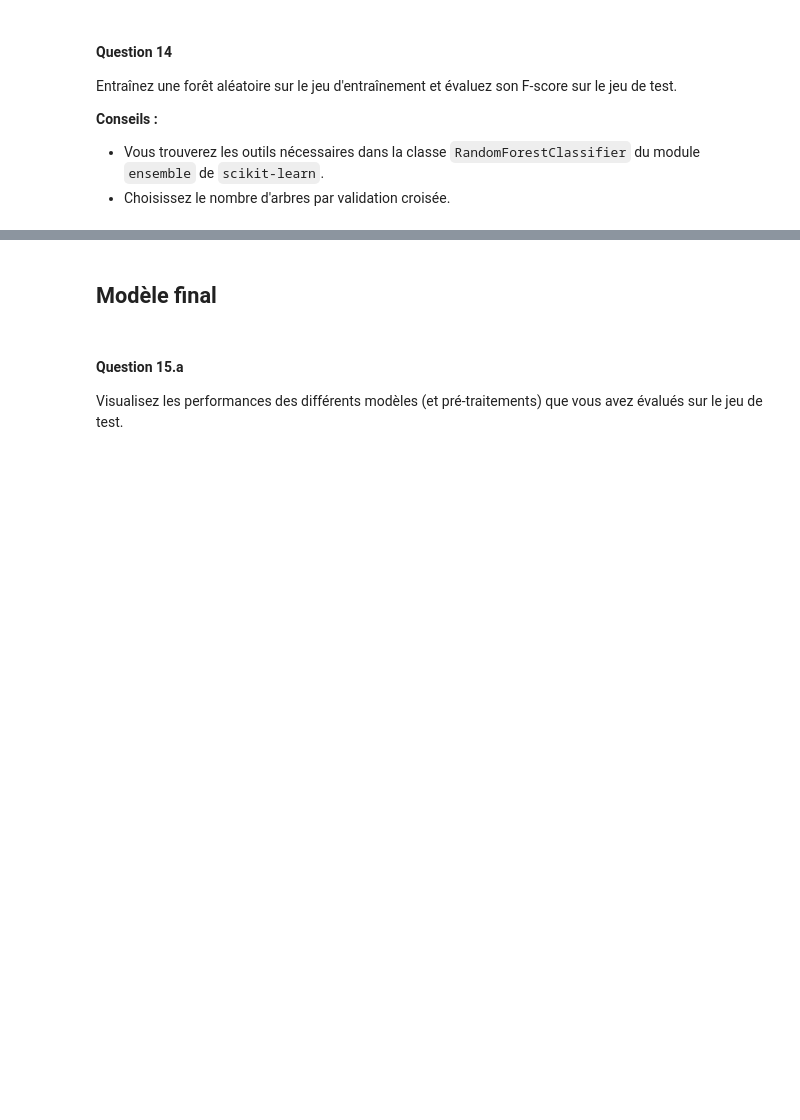
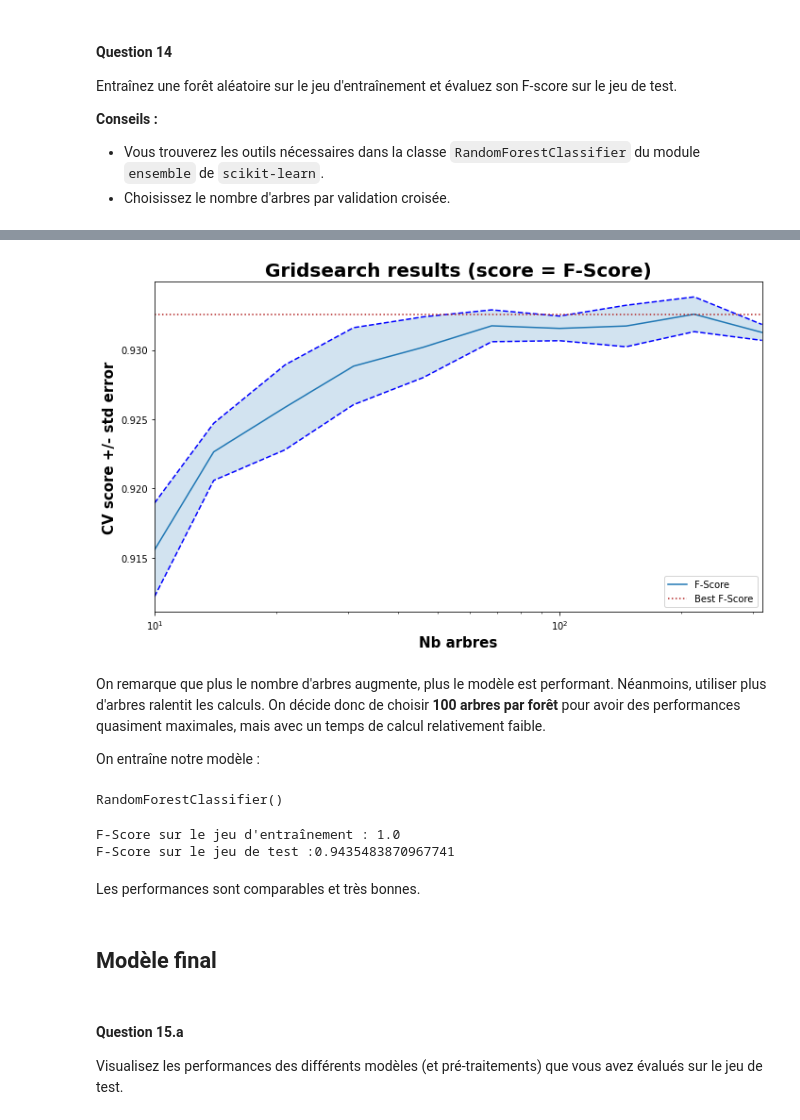
Before and after one commit to cesar-alm/projet-sdd, a Jupyter notebook: Projet.ipynb, the cells around one changed output, grey strips where cells are left out. Cells and saved outputs as stored; diff of their text form; code cells hidden in the pictures; blank space fills up the shorter version.

```diff
--- a/Projet.ipynb
+++ b/Projet.ipynb
@@ -481,3 +578,53 @@ __Conseils :__
+# %%
+# initialize plot frame
+plt.figure(figsize=(10, 6))
+
+# plot scores with a log scale in x-axis
+plt.semilogx(nb_arbres, scores, label="F-Score")
+plt.semilogx(nb_arbres, scores + std_error, 'b--')
+plt.semilogx(nb_arbres, scores - std_error, 'b--')
+
+# control the translucency of the fill color with alpha=0.2
+plt.fill_between(nb_arbres, scores + std_error, scores - std_error, alpha=0.2)
+
+# plot best score
+plt.axhline(np.max(scores), linestyle=':', color="firebrick", label="Best F-Score")
+
+# format plot
+plt.xlabel("Nb arbres", fontweight="bold", fontsize=15)
+plt.ylabel("CV score +/- std error", fontweight="bold", fontsize=15)
+plt.xlim([nb_arbres[0], nb_arbres[-1]])
+plt.title("Gridsearch results (score = F-Score)", fontweight="bold", fontsize=20)
+plt.legend(loc="best")
+plt.tight_layout()
+plt.show()
+# %% [output]
+[figure, added]
+# %% [markdown]
+On remarque que plus le nombre d'arbres augmente, plus le modèle est performant. Néanmoins, utiliser plus d'arbres ralentit les calculs. On décide donc de choisir **100 arbres par forêt** pour avoir des performances quasiment maximales, mais avec un temps de calcul relativement faible.
+
+On entraîne notre modèle :
+# %%
+foret_optimale = RandomForestClassifier(n_estimators=100)
+
+foret_optimale.fit(X_train_preprocessed, y_train)
+# %% [output]
+RandomForestClassifier()
+# %%
+print("F-Score sur le jeu d'entraînement : ", end ="")
+y_predicted = foret_optimale.predict(X_train_preprocessed)
+f_score = f1_score(y_train, y_predicted)
+print(f_score)
+
+print("F-Score sur le jeu de test :", end="")
+y_predicted = foret_optimale.predict(X_test_preprocessed)
+f_score = f1_score(y_test, y_predicted)
+print(f_score)
+# %% [output]
+F-Score sur le jeu d'entraînement : 1.0
+F-Score sur le jeu de test :0.9435483870967741
+# %% [markdown]
+Les performances sont comparables et très bonnes.
 # %% [markdown]
 ## Modèle final
 # %% [markdown]
```
Also changed, not shown: parts of 42 cells of this notebook, 1 other file.
